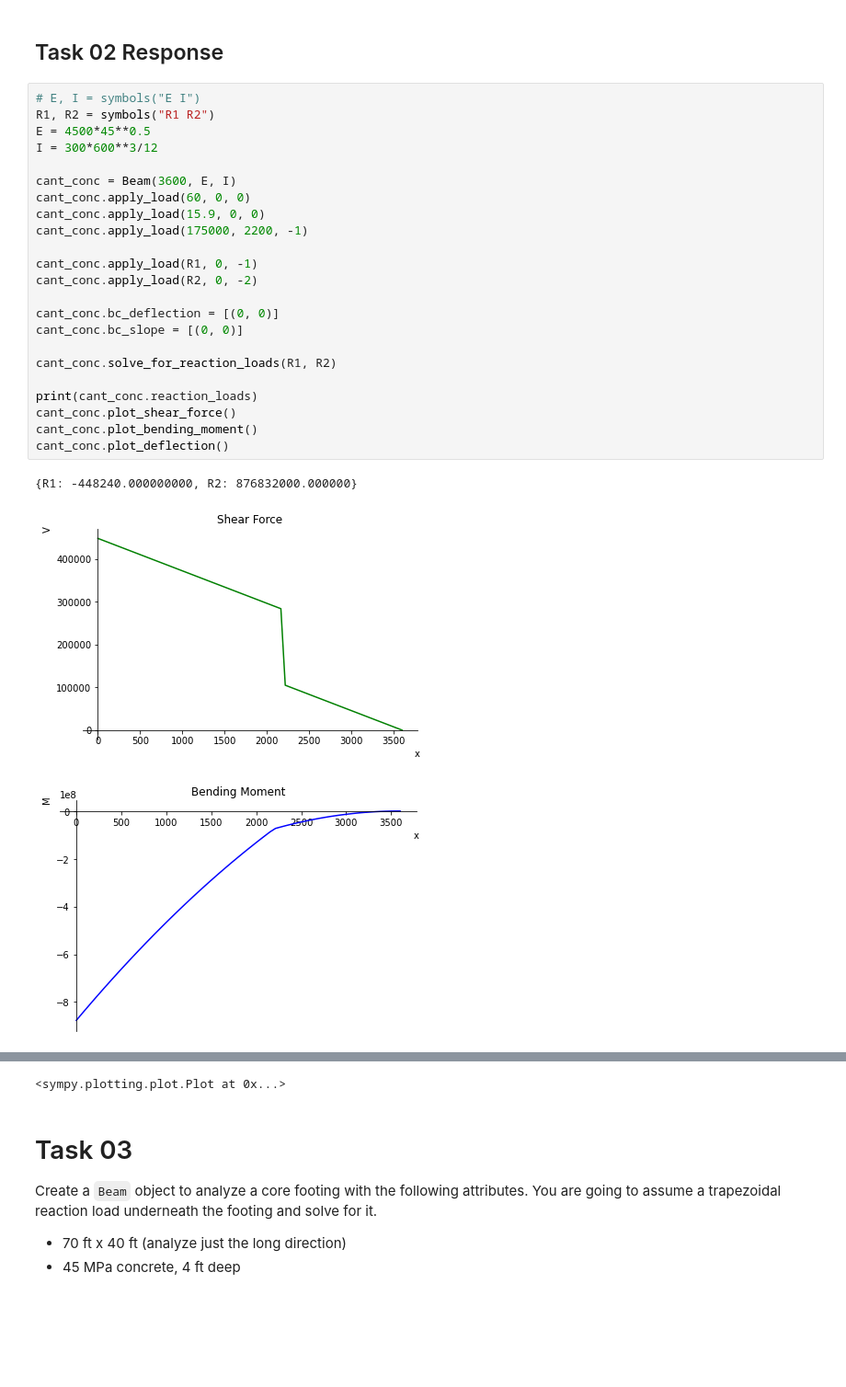
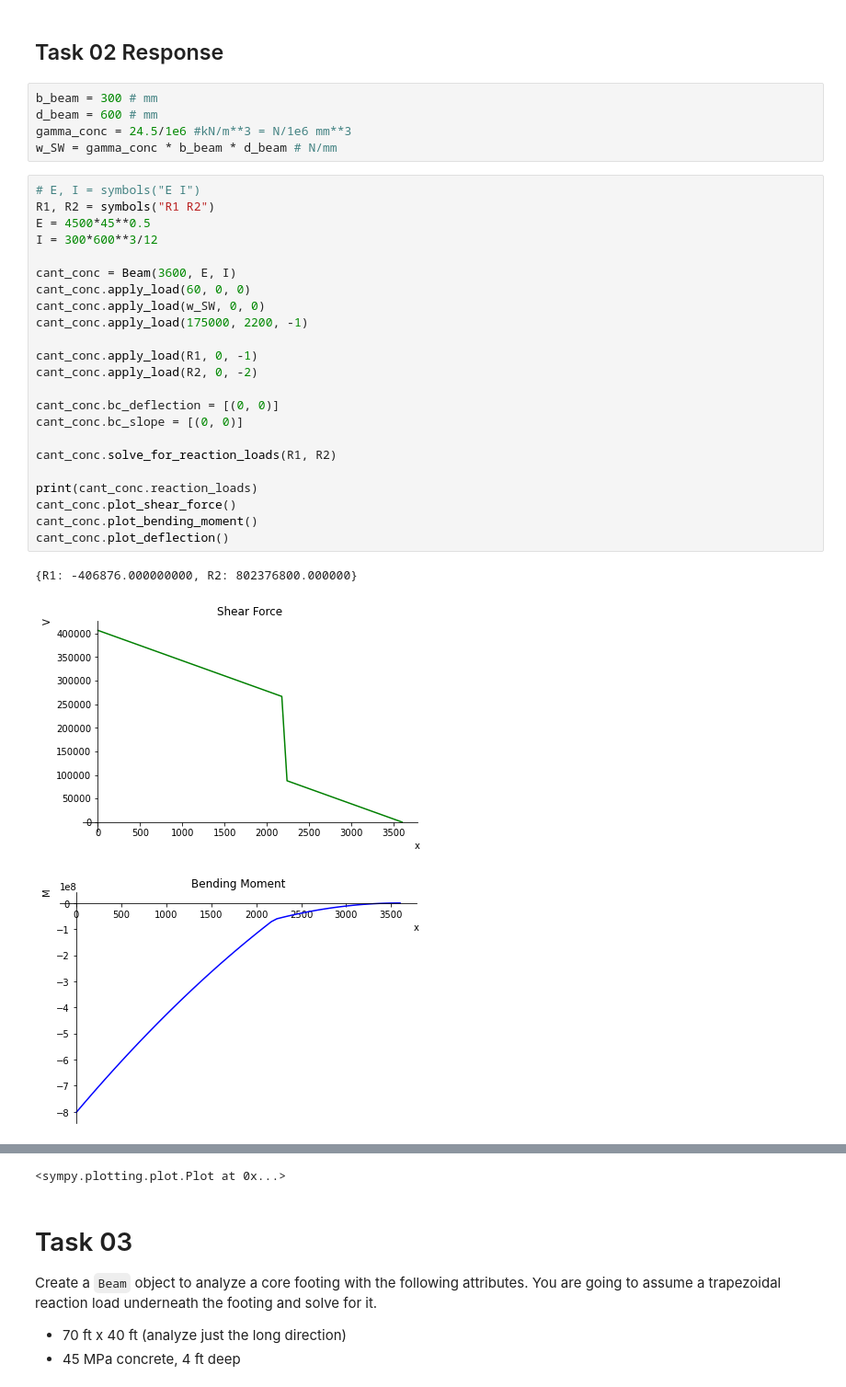
Before and after one commit to connorferster/Workbook_01_Solution, a Jupyter notebook: Workbook_01-Solution.ipynb, the cells around one changed output, grey strips where cells are left out. Shown: that part at 92% size. Drawn from its saved outputs; the diff is of its cells as text; blank space fills up the shorter version.

```diff
--- a/Workbook_01-Solution.ipynb
+++ b/Workbook_01-Solution.ipynb
@@ -82,30 +86,35 @@ Create a `Beam` object to analyze a beam with the following attributes:
 3. Plot the deflection
 # %% [markdown]
 ## Task 02 Response
+# %%
+b_beam = 300 # mm
+d_beam = 600 # mm
+gamma_conc = 24.5/1e6 #kN/m**3 = N/1e6 mm**3
+w_SW = gamma_conc * b_beam * d_beam # N/mm
 # %%
 # E, I = symbols("E I")
 R1, R2 = symbols("R1 R2")
 E = 4500*45**0.5
 I = 300*600**3/12
 
 cant_conc = Beam(3600, E, I)
 cant_conc.apply_load(60, 0, 0)
-cant_conc.apply_load(15.9, 0, 0)
+cant_conc.apply_load(w_SW, 0, 0)
 cant_conc.apply_load(175000, 2200, -1)
 
 cant_conc.apply_load(R1, 0, -1)
 cant_conc.apply_load(R2, 0, -2)
 
 cant_conc.bc_deflection = [(0, 0)]
 cant_conc.bc_slope = [(0, 0)]
 
 cant_conc.solve_for_reaction_loads(R1, R2)
 
 print(cant_conc.reaction_loads)
 cant_conc.plot_shear_force()
 cant_conc.plot_bending_moment()
 cant_conc.plot_deflection()
 # %% [output]
-{R1: -448240.000000000, R2: 876832000.000000}
+{R1: -406876.000000000, R2: 802376800.000000}
-[figure, old version]
+[figure, new version]
-[figure, old version]
+[figure, new version]
```
Also changed, not shown: parts of 3 cells of this notebook.
